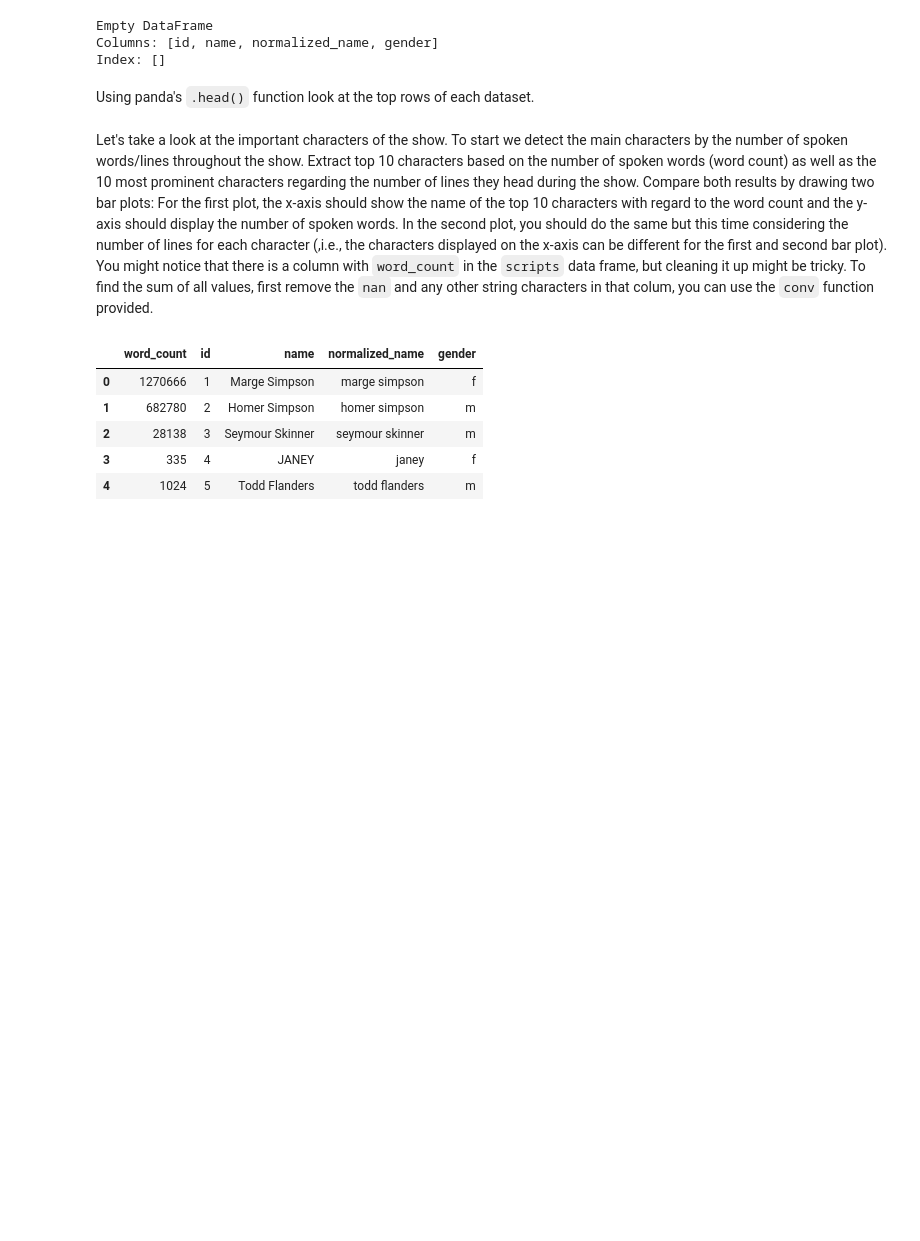
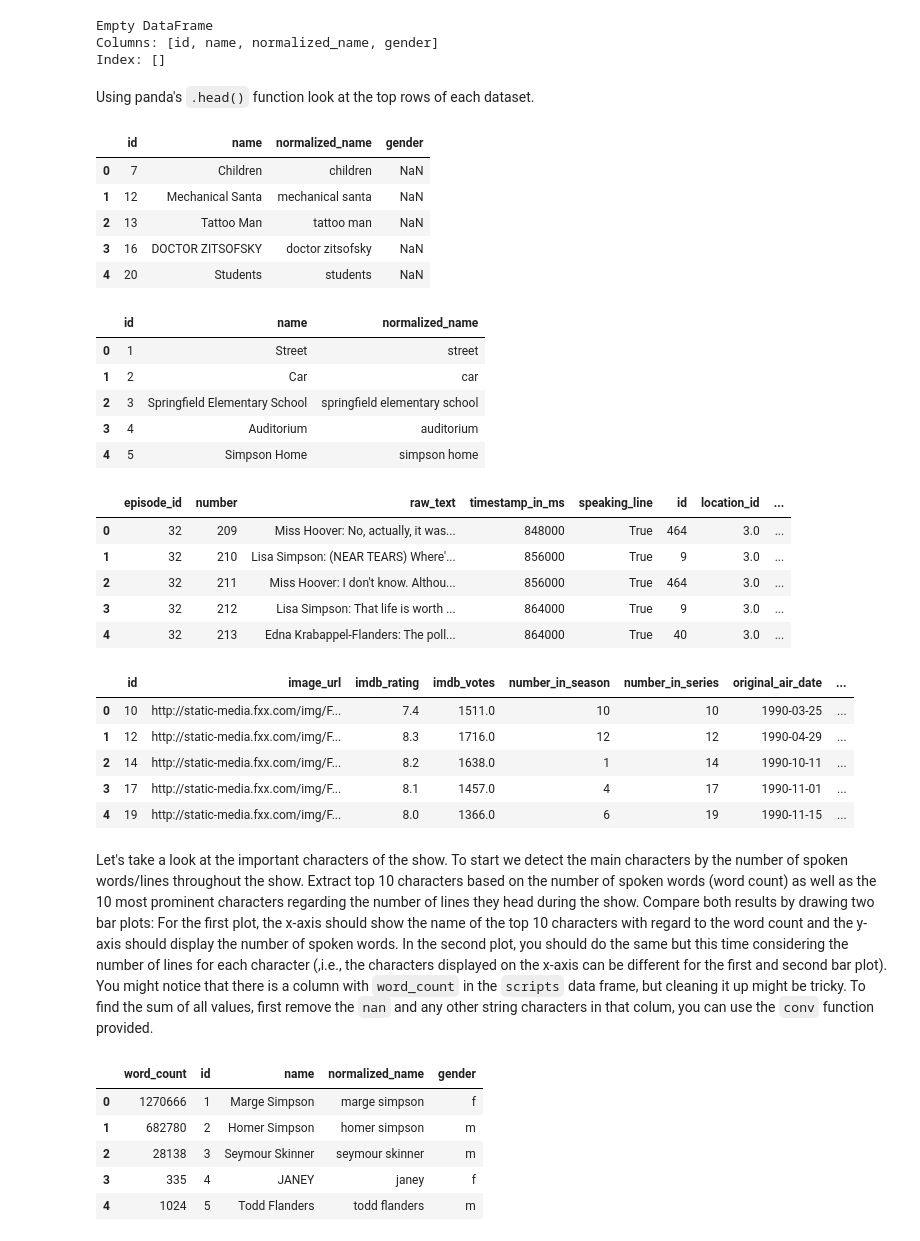
Before and after one commit to gitdxj/Text-Mining, a Jupyter notebook: ITA_assignment_2.ipynb, the cells around one changed output. Drawn from its saved outputs; the diff is of its cells as text; code cells hidden in the pictures; blank space fills up the shorter version.

```diff
--- a/ITA_assignment_2.ipynb
+++ b/ITA_assignment_2.ipynb
@@ -54,10 +54,35 @@ Index: []
 Using panda's `.head()` function look at the top rows of each dataset.
 # %%
 ####Your Code####
-# df_characters.head()
-# df_locations.head()
-# df_script.head(20)
-# df_episodes.head()
+display(df_characters.head())
+display(df_locations.head())
+display(df_script.head())
+display(df_episodes.head())
+# %% [output]
+|  | id | name | normalized_name | gender |
+| 0 | 7 | Children | children | NaN |
+| 1 | 12 | Mechanical Santa | mechanical santa | NaN |
+| 2 | 13 | Tattoo Man | tattoo man | NaN |
+| 3 | 16 | DOCTOR ZITSOFSKY | doctor zitsofsky | NaN |
+| 4 | 20 | Students | students | NaN |
+|  | id | name | normalized_name |
+| 0 | 1 | Street | street |
+| 1 | 2 | Car | car |
+| 2 | 3 | Springfield Elementary School | springfield elementary school |
+| 3 | 4 | Auditorium | auditorium |
+| 4 | 5 | Simpson Home | simpson home |
+|  | episode_id | number | raw_text | timestamp_in_ms | speaking_line | id | location_id | ... |
+| 0 | 32 | 209 | Miss Hoover: No, actually, it was... | 848000 | True | 464 | 3.0 | ... |
+| 1 | 32 | 210 | Lisa Simpson: (NEAR TEARS) Where'... | 856000 | True | 9 | 3.0 | ... |
+| 2 | 32 | 211 | Miss Hoover: I don't know. Althou... | 856000 | True | 464 | 3.0 | ... |
+| 3 | 32 | 212 | Lisa Simpson: That life is worth ... | 864000 | True | 9 | 3.0 | ... |
+| 4 | 32 | 213 | Edna Krabappel-Flanders: The poll... | 864000 | True | 40 | 3.0 | ... |
+|  | id | image_url | imdb_rating | imdb_votes | number_in_season | number_in_series | original_air_date | ... |
+| 0 | 10 | http://static-media.fxx.com/img/F... | 7.4 | 1511.0 | 10 | 10 | 1990-03-25 | ... |
+| 1 | 12 | http://static-media.fxx.com/img/F... | 8.3 | 1716.0 | 12 | 12 | 1990-04-29 | ... |
+| 2 | 14 | http://static-media.fxx.com/img/F... | 8.2 | 1638.0 | 1 | 14 | 1990-10-11 | ... |
+| 3 | 17 | http://static-media.fxx.com/img/F... | 8.1 | 1457.0 | 4 | 17 | 1990-11-01 | ... |
+| 4 | 19 | http://static-media.fxx.com/img/F... | 8.0 | 1366.0 | 6 | 19 | 1990-11-15 | ... |
 # %% [markdown]
 Let's take a look at the important characters of the show. To start we detect the main characters by the number of spoken words/lines throughout the show.
 Extract top 10 characters based on the number of spoken words (word count) as well as the 10 most prominent characters regarding the number of lines they head during the show.
```
Also changed, not shown: parts of 19 cells of this notebook.
